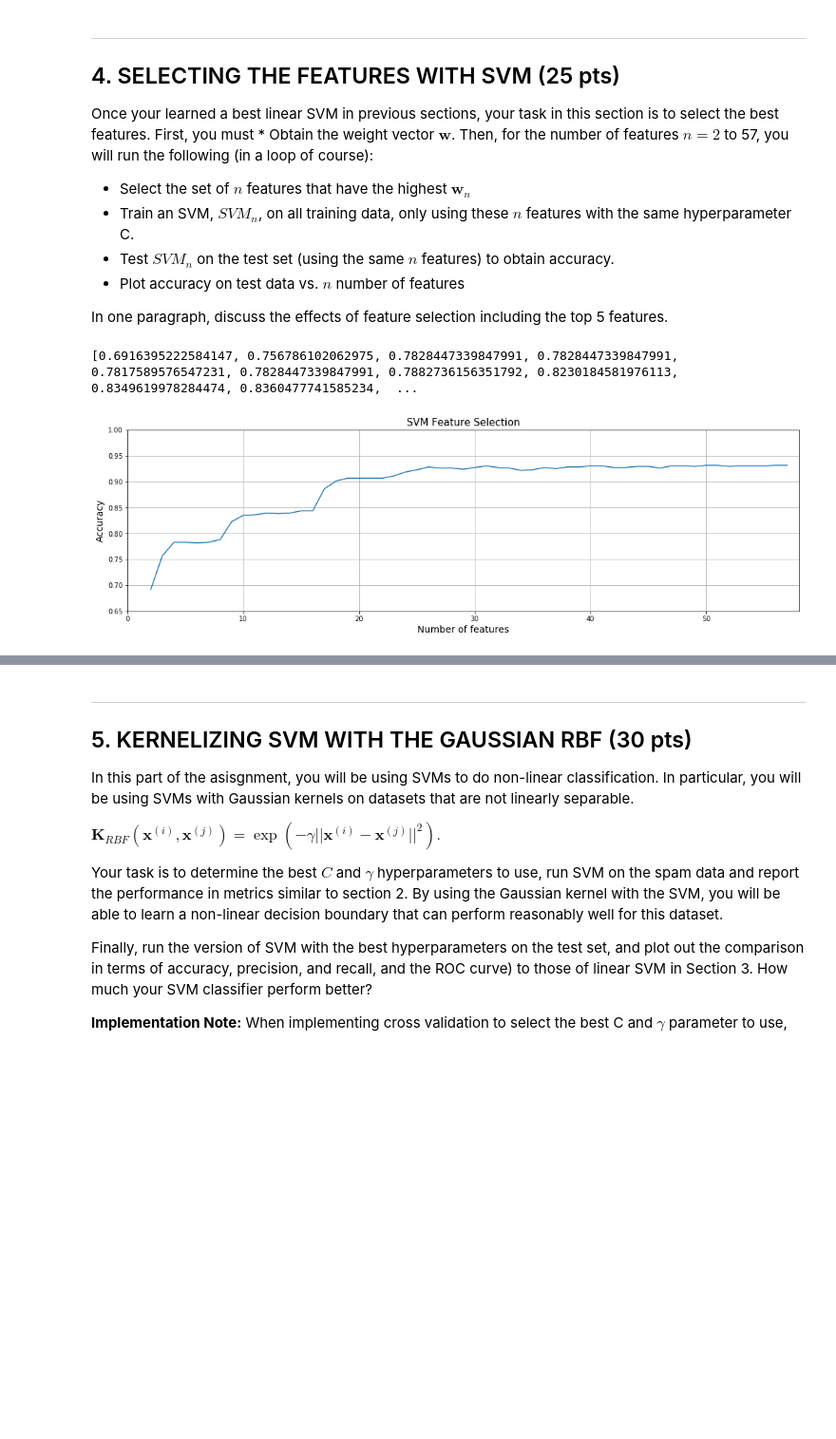
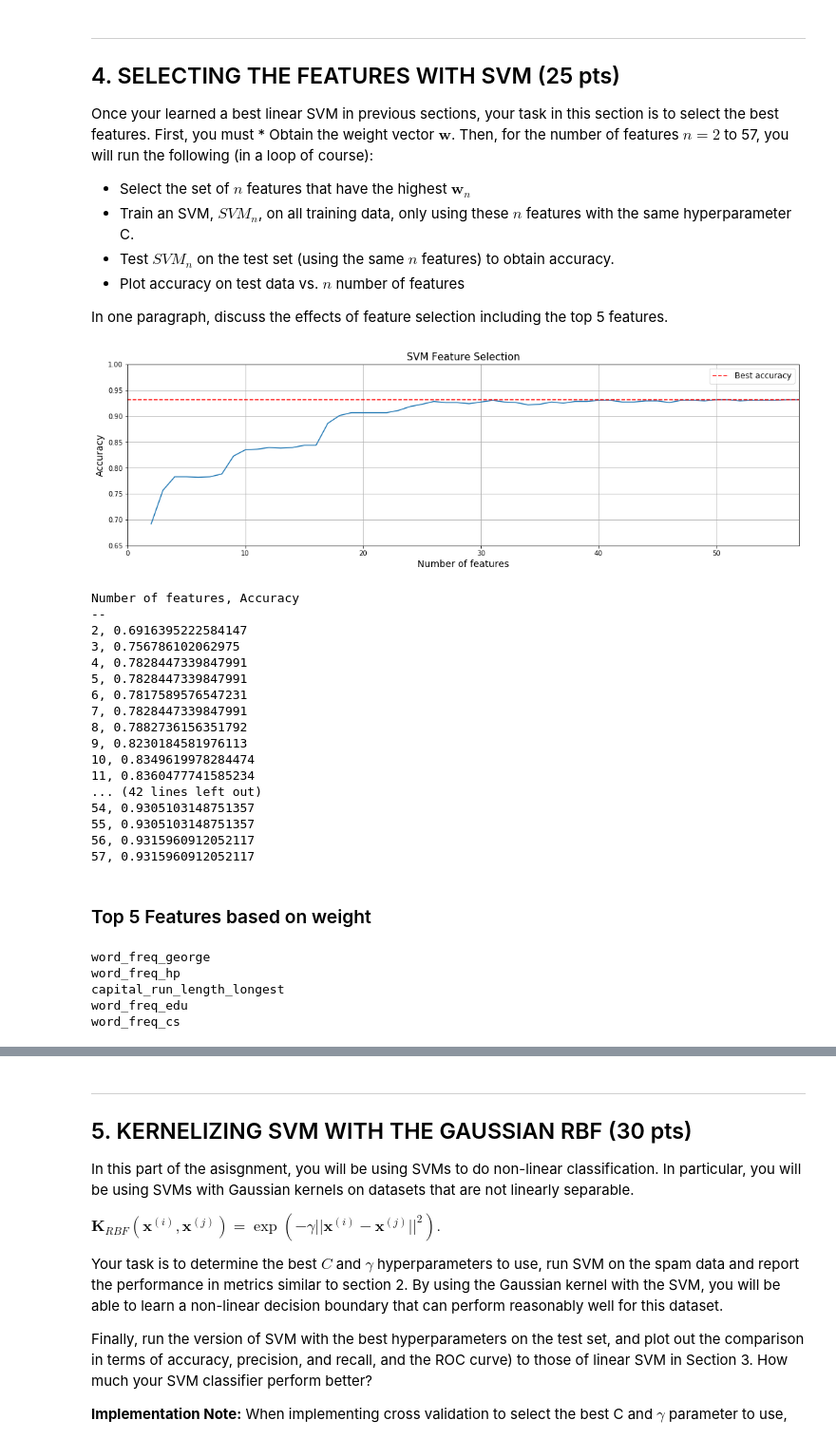
Before and after one commit to nabeeln7/svm-spambase, a Jupyter notebook: CS 6316 Assignment 2.ipynb, the cells around one changed output, grey strips where cells are left out. Shown at 95% size. Drawn from its saved outputs; the diff is of its cells as text; code cells hidden in the pictures; blank space fills up the shorter version.

```diff
--- a/CS 6316 Assignment 2.ipynb
+++ b/CS 6316 Assignment 2.ipynb
@@ -277,27 +279,63 @@ In one paragraph, discuss the effects of feature selection including the top 5 f
 # %%
 # Your feature selection code goes here
 
 #Find the indices of the weights sorted from largest to smallest
 w_indices = np.flip(np.argsort(np.abs(svm_clf_1.coef_.ravel())), 0)
 
 scores = []
 for i in range(2, 58):
     n_max_indices = w_indices[:i]
     X_train_new = X_train.values[:, n_max_indices]
     X_test_new = X_test.values[:, n_max_indices]
     score=LinearSVC(C=1, loss="hinge", random_state=42).fit(X_train_new, y_train).score(X_test_new, y_test)
     scores.append(score)
 
-print(scores)
 plt.figure(figsize=(18,5))
 plt.title("SVM Feature Selection", fontsize=15)
 plt.xlabel("Number of features", fontsize=14)
 plt.ylabel("Accuracy", fontsize=14)
 plt.plot(range(2,58), scores)
+
+np_x = np.linspace(0,57,100)
+np_y = [max(scores)] * 100
+plt.plot(np_x, np_y, '--r', label="Best accuracy")
+plt.legend(loc="upper right", fontsize=12)
+
 plt.grid()
-plt.axis([0,58,0.65,1.0])
+plt.axis([0,57,0.65,1.0])
 plt.show()
-# Your paragraph goes here for this section
+
+print("Number of features, Accuracy\n--")
+for x,y in zip(range(2,58), scores):
+    print(f"{x}, {y}")
 # %% [output]
+[figure, new version]
-[0.6916395222584147, 0.756786102062975, 0.7828447339847991, 0.7828447339847991, 0.7817589576547231, 0.7828447339847991, 0.7882736156351792, 0.8230184581976113, 0.8349619978284474, 0.8360477741585234,  ...
+Number of features, Accuracy
+--
+2, 0.6916395222584147
+3, 0.756786102062975
+4, 0.7828447339847991
+5, 0.7828447339847991
+6, 0.7817589576547231
+7, 0.7828447339847991
+8, 0.7882736156351792
+9, 0.8230184581976113
+10, 0.8349619978284474
+11, 0.8360477741585234
+... (42 lines left out)
+54, 0.9305103148751357
+55, 0.9305103148751357
+56, 0.9315960912052117
+57, 0.9315960912052117
-[figure, old version]
+# %% [markdown]
+### Top 5 Features based on weight
+# %%
+# Pick the top 5 features
+for feature in X_train.columns[w_indices][:5].values:
+    print(feature)
+# %% [output]
+word_freq_george
+word_freq_hp
+capital_run_length_longest
+word_freq_edu
+word_freq_cs
```
Also changed, not shown: parts of 8 cells of this notebook.
